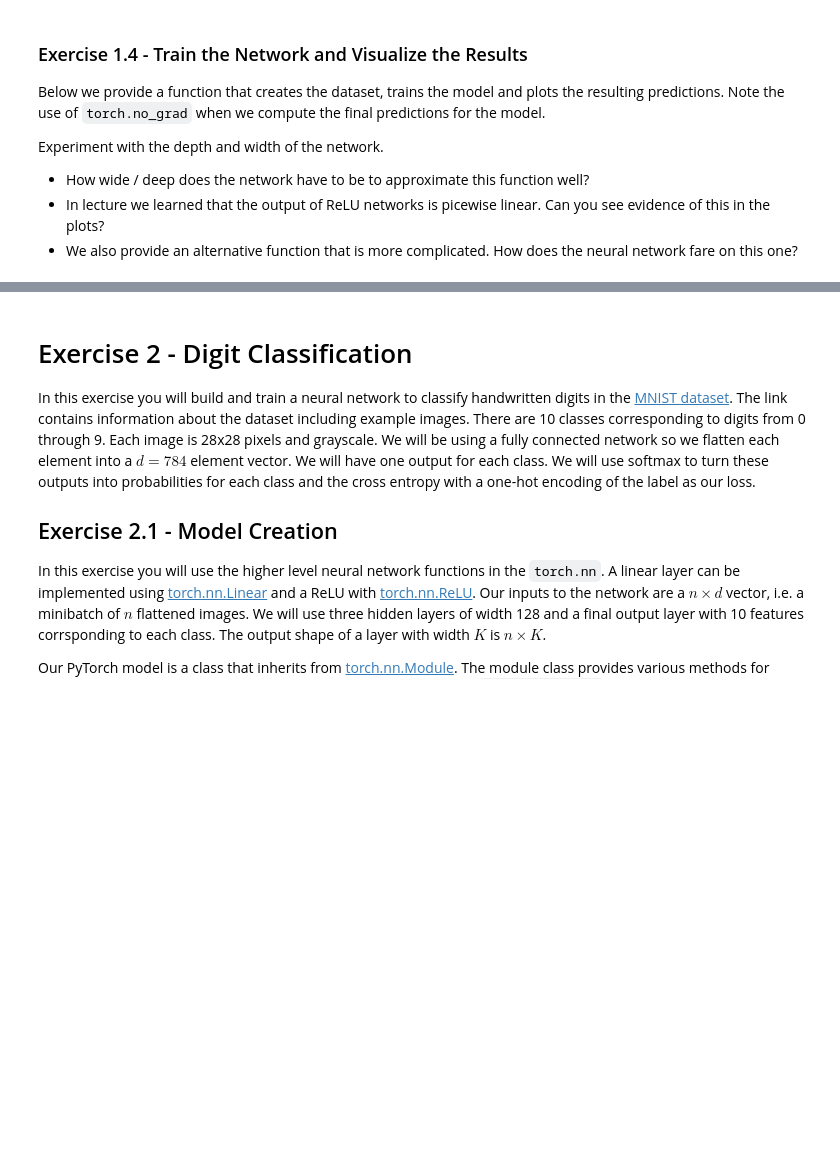
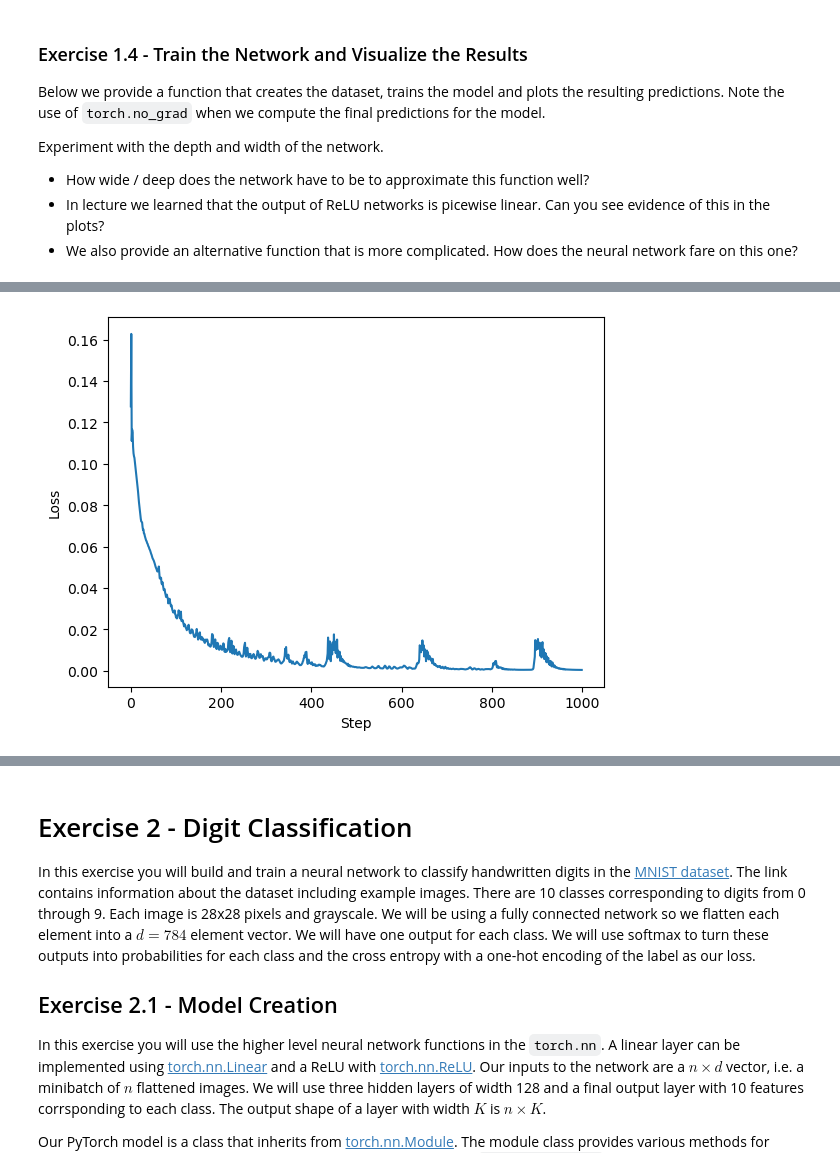
Before and after one commit to cocohhhhh/ML_course, a Jupyter notebook: labs/ex07/template/ex07.ipynb, the cells around one changed output, grey strips where cells are left out. Saved outputs shown, nothing was run; the diff lists cells and outputs as text; code cells hidden in the pictures; blank space fills up the shorter version.

```diff
--- a/labs/ex07/template/ex07.ipynb
+++ b/labs/ex07/template/ex07.ipynb
@@ -181,7 +194,8 @@ def train_network(num_steps, weights, biases, X, Y_true, lr=1e-3, verbose=True):
     losses = []
     for step in range(num_steps):
         Y = predict(X, weights, biases)
-        loss = torch.mean((Y - Y_true)**2)
+        # loss = torch.mean((Y - Y_true)**2)
+        loss = torch.mean((Y.flatten() - Y_true.flatten()) ** 2)
         # TODO: Use backpropagation on the loss
         loss.backward()
 
@@ -253,15 +268,15 @@ def get_alternative_data(N_sqrt):
 # %%
 # TODO: Play around with these settings
 N_sqrt = 100
-D = 4
-H = 32
+D = 16
+H = 64
 
 # Alternative might require more steps, a wider network or other learning rates
-alternative_dataset = False
+alternative_dataset = True
 
 # You can set this to 'cuda' if you have a GPU available.
 # In this case the dataset and model is so small that we only expect a minimal speed difference.
-device = torch.device("cpu")
+device = torch.device("cuda")
 steps = 1000
 lr = 1e-3
 
@@ -275,17 +290,10 @@ else:
     Y_true = compute_f_true(X).to(device)
 
 # Create model
-weights, biases = get_model_weights(D, H)
+weights, biases = get_model_weights(D, H, device)
 assert all(
     [p.requires_grad for p in weights + biases]
 ), "All model parameters should have requires_grad=True"
-
-for p in weights:
-    if p.is_leaf:
-        pass
-    else:
-        print(p.shape)
-        break
 
 assert all(
     [p.is_leaf for p in weights + biases]
@@ -298,3 +306,4 @@ train_network(steps, weights, biases, X, Y_true, lr)
 # Typically this would be on some sort of validation or test data
 with torch.no_grad():
     Y_model = predict(X, weights, biases)
+# %% [output]
@@ -301,3 +320,4 @@ with torch.no_grad():
+[figure, added]
 # %%
 # Move things back to the CPU for plotting (if needed)
 X = X.cpu()
```
Also changed, not shown: parts of 11 cells of this notebook, 18 other files.
